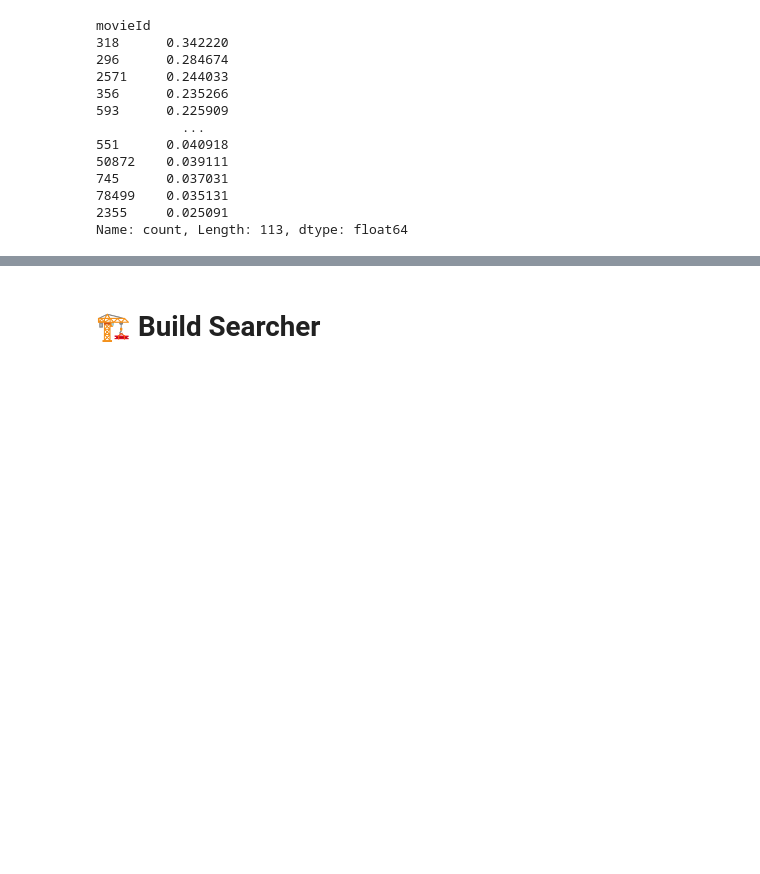
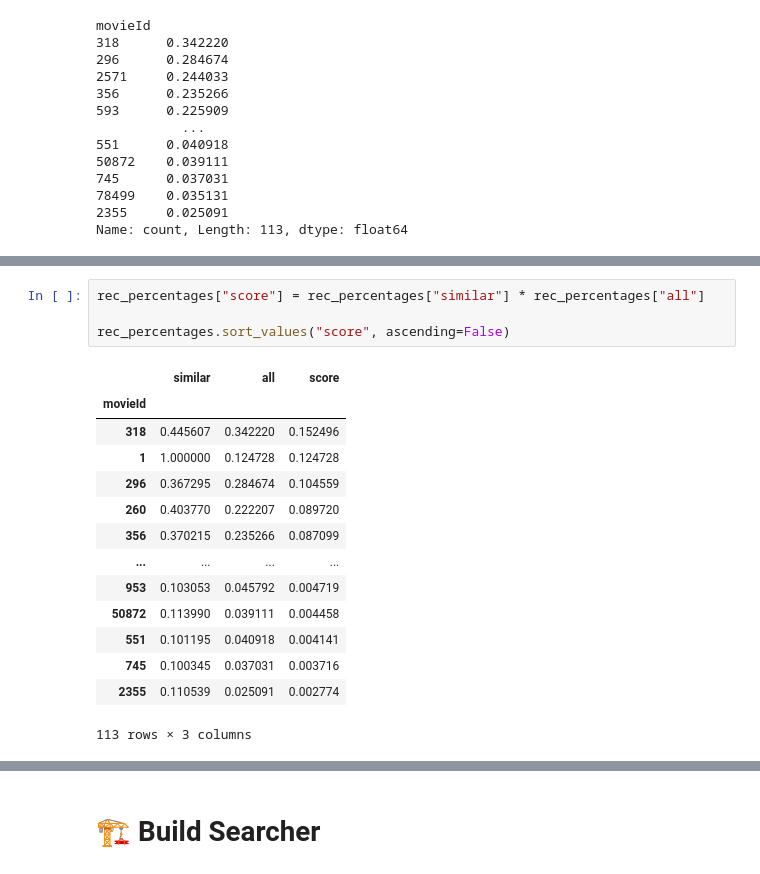
Before and after one commit to DinizMaths/mlops2023, a Jupyter notebook: Python_Essentials_for_MLOps/Project 01/movie-recommendation-system.ipynb, the cells around one changed output, grey strips where cells are left out. Saved outputs shown, nothing was run; the diff lists cells and outputs as text; blank space fills up the shorter version.

```diff
--- a/Python_Essentials_for_MLOps/Project 01/movie-recommendation-system.ipynb
+++ b/Python_Essentials_for_MLOps/Project 01/movie-recommendation-system.ipynb
@@ -327,0 +349,19 @@ Name: count, Length: 113, dtype: float64
+# %%
+rec_percentages["score"] = rec_percentages["similar"] * rec_percentages["all"]
+
+rec_percentages.sort_values("score", ascending=False)
+# %% [output]
+|  | similar | all | score |
+| movieId |  |  |  |
+| 318 | 0.445607 | 0.342220 | 0.152496 |
+| 1 | 1.000000 | 0.124728 | 0.124728 |
+| 296 | 0.367295 | 0.284674 | 0.104559 |
+| 260 | 0.403770 | 0.222207 | 0.089720 |
+| 356 | 0.370215 | 0.235266 | 0.087099 |
+| ... | ... | ... | ... |
+| 953 | 0.103053 | 0.045792 | 0.004719 |
+| 50872 | 0.113990 | 0.039111 | 0.004458 |
+| 551 | 0.101195 | 0.040918 | 0.004141 |
+| 745 | 0.100345 | 0.037031 | 0.003716 |
+| 2355 | 0.110539 | 0.025091 | 0.002774 |
+113 rows × 3 columns
```
Also changed, not shown: parts of 2 cells of this notebook.
